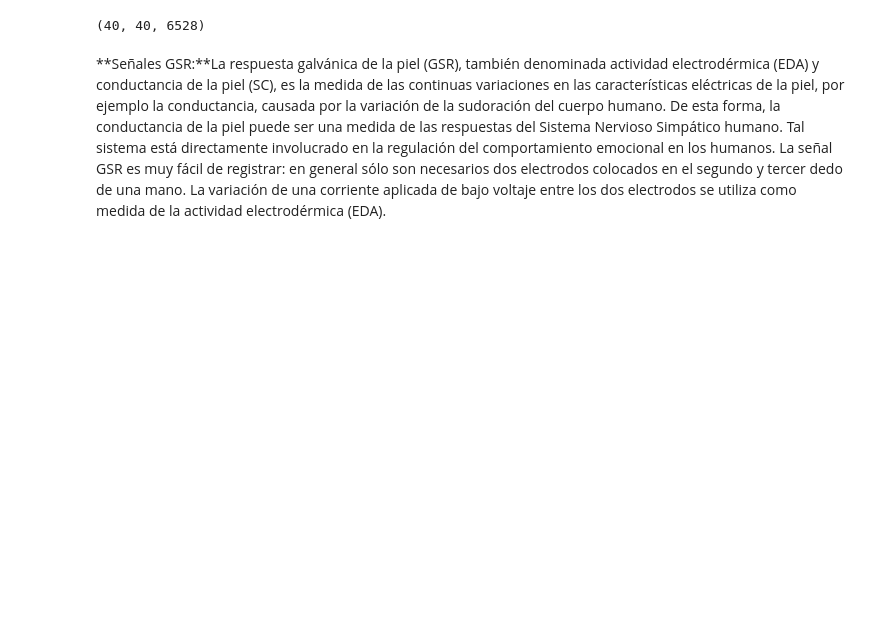
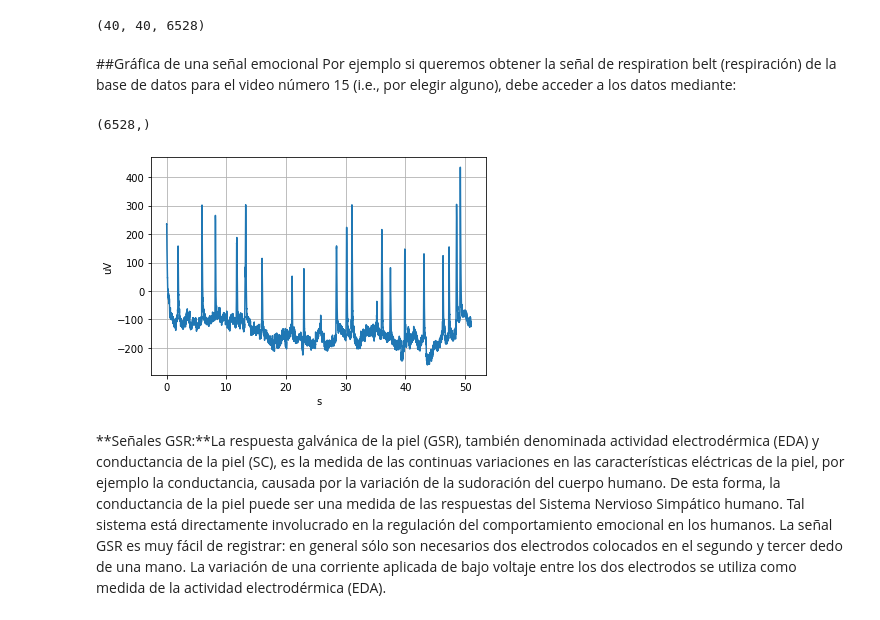
Before and after one commit to ManueloRZ2/MiniProyecto, a Jupyter notebook: Miniproyecto1(com1).ipynb, the cells around one changed output. Saved outputs shown, nothing was run; the diff lists cells and outputs as text; code cells hidden in the pictures; blank space fills up the shorter version.

```diff
--- a/Miniproyecto1(com1).ipynb
+++ b/Miniproyecto1(com1).ipynb
@@ -61,6 +61,25 @@ X = db['data']
 X.shape
 # %% [output]
 (40, 40, 6528)
+# %% [markdown]
+##Gráfica de una señal emocional
+Por ejemplo si queremos obtener la señal de respiration belt (respiración) de la base de datos para el video número 15 (i.e., por elegir alguno), debe acceder a los datos mediante:
+# %%
+trial = 15 # video u observación
+channel = 34 # canal de la señal fisiológica
+respiration = X[trial-1,channel-1,:]
+print(respiration.shape)
+ts = len(respiration)/128.
+time = np.linspace(0,ts,len(respiration))
+
+plt.plot(time,respiration)
+plt.ylabel('uV')
+plt.xlabel('s')
+plt.grid()
+plt.show()
+# %% [output]
+(6528,)
+[figure, added]
 # %% [markdown]
 **Señales GSR:**La respuesta galvánica de la piel (GSR), también denominada actividad electrodérmica (EDA) y conductancia de la piel (SC), es la medida de las continuas variaciones en las características eléctricas de la piel, por ejemplo la conductancia, causada por la variación de la sudoración del cuerpo humano. De esta forma, la conductancia de la piel puede ser una medida de las respuestas del Sistema Nervioso Simpático humano. Tal sistema está directamente involucrado en la regulación del comportamiento emocional en los humanos. La señal GSR es muy fácil de registrar: en general sólo son necesarios dos electrodos colocados en el segundo y tercer dedo de una mano. La variación de una corriente aplicada de bajo voltaje entre los dos electrodos se utiliza como medida de la actividad electrodérmica (EDA).
 # %%
```
Also changed, not shown: parts of 20 cells of this notebook.
